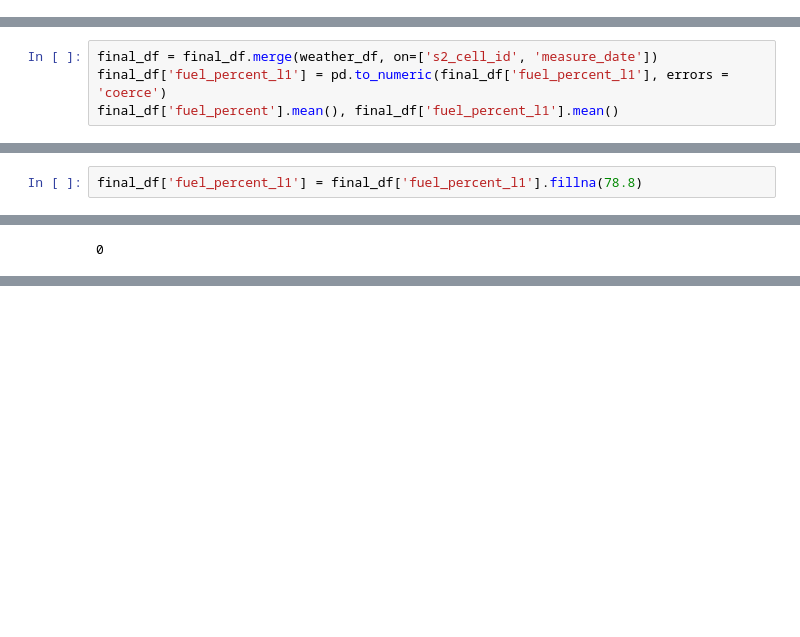
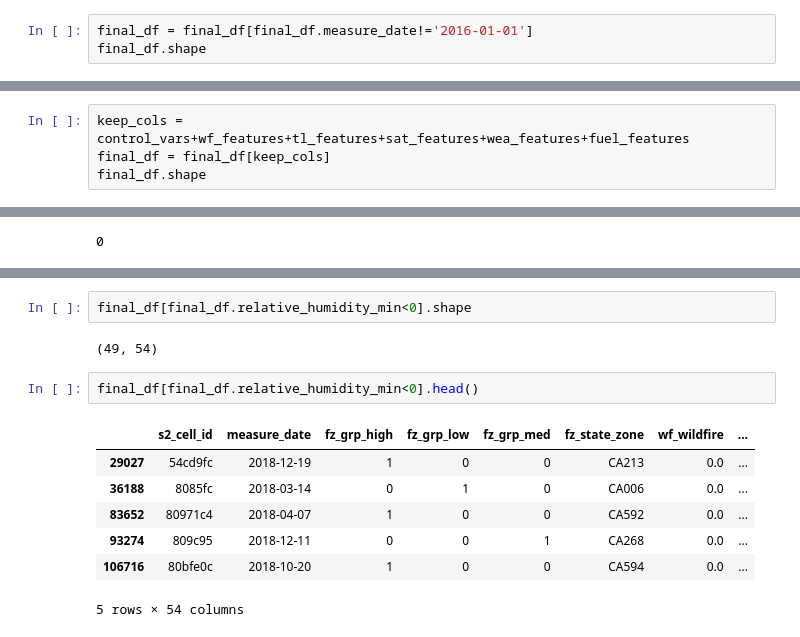
Before and after one commit to jayzuniga/w210_Wildfire, a Jupyter notebook: model/LoadingData.ipynb, the cells around one changed output, grey strips where cells are left out. Drawn from its saved outputs; the diff is of its cells as text; blank space fills up the shorter version.

```diff
--- a/model/LoadingData.ipynb
+++ b/model/LoadingData.ipynb
@@ -291,0 +431,3 @@ dtype: int64
+# %%
+final_df = final_df[final_df.measure_date!='2016-01-01']
+final_df.shape
@@ -291,0 +542,4 @@ dtype: int64
+# %%
+keep_cols = control_vars+wf_features+tl_features+sat_features+wea_features+fuel_features
+final_df = final_df[keep_cols]
+final_df.shape
@@ -408,4 +574,0 @@ gc.collect()
-# %%
-final_df = final_df.merge(weather_df, on=['s2_cell_id', 'measure_date'])
-final_df['fuel_percent_l1'] = pd.to_numeric(final_df['fuel_percent_l1'], errors = 'coerce')
-final_df['fuel_percent'].mean(), final_df['fuel_percent_l1'].mean()
@@ -414,2 +574,0 @@ final_df['fuel_percent'].mean(), final_df['fuel_percent_l1'].mean()
-# %%
-final_df['fuel_percent_l1'] = final_df['fuel_percent_l1'].fillna(78.8)
@@ -518,0 +616,14 @@ dtype: float64
+# %%
+final_df[final_df.relative_humidity_min<0].shape
+# %% [output]
+(49, 54)
+# %%
+final_df[final_df.relative_humidity_min<0].head()
+# %% [output]
+|  | s2_cell_id | measure_date | fz_grp_high | fz_grp_low | fz_grp_med | fz_state_zone | wf_wildfire | ... |
+| 29027 | 54cd9fc | 2018-12-19 | 1 | 0 | 0 | CA213 | 0.0 | ... |
+| 36188 | 8085fc | 2018-03-14 | 0 | 1 | 0 | CA006 | 0.0 | ... |
+| 83652 | 80971c4 | 2018-04-07 | 1 | 0 | 0 | CA592 | 0.0 | ... |
+| 93274 | 809c95 | 2018-12-11 | 0 | 0 | 1 | CA268 | 0.0 | ... |
+| 106716 | 80bfe0c | 2018-10-20 | 1 | 0 | 0 | CA594 | 0.0 | ... |
+5 rows × 54 columns
```
Also changed, not shown: parts of 82 cells of this notebook, 17 other files.
